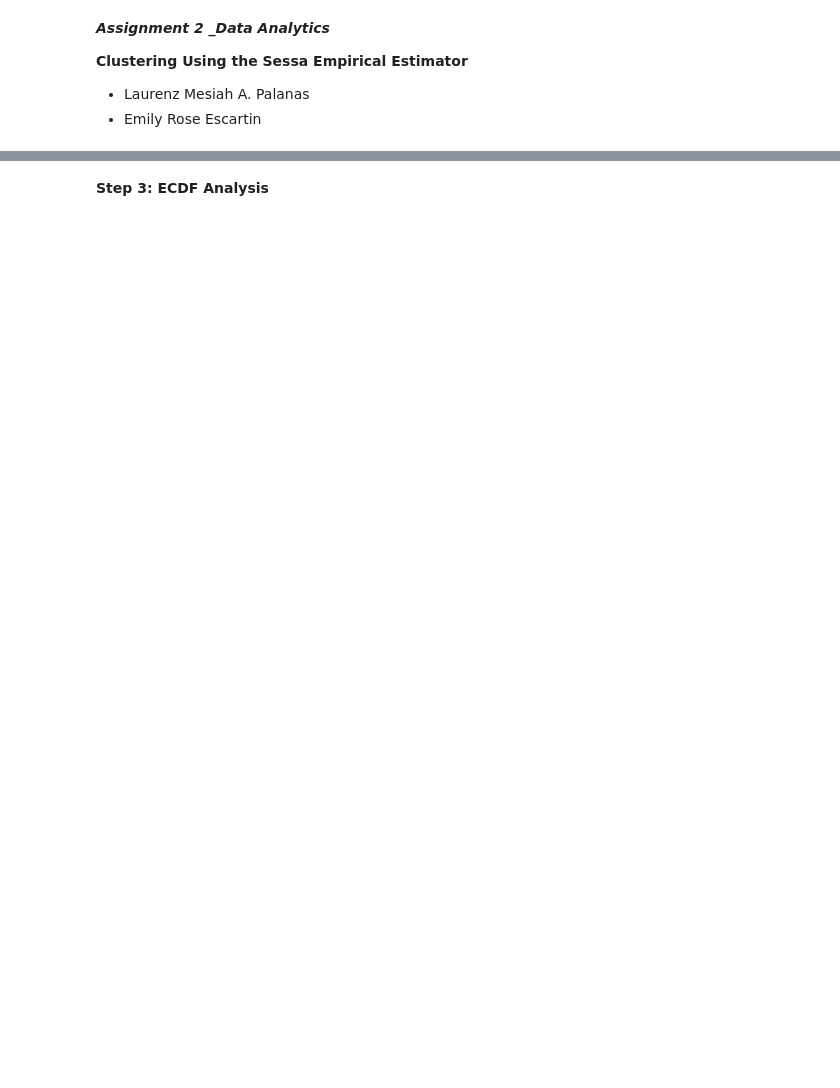
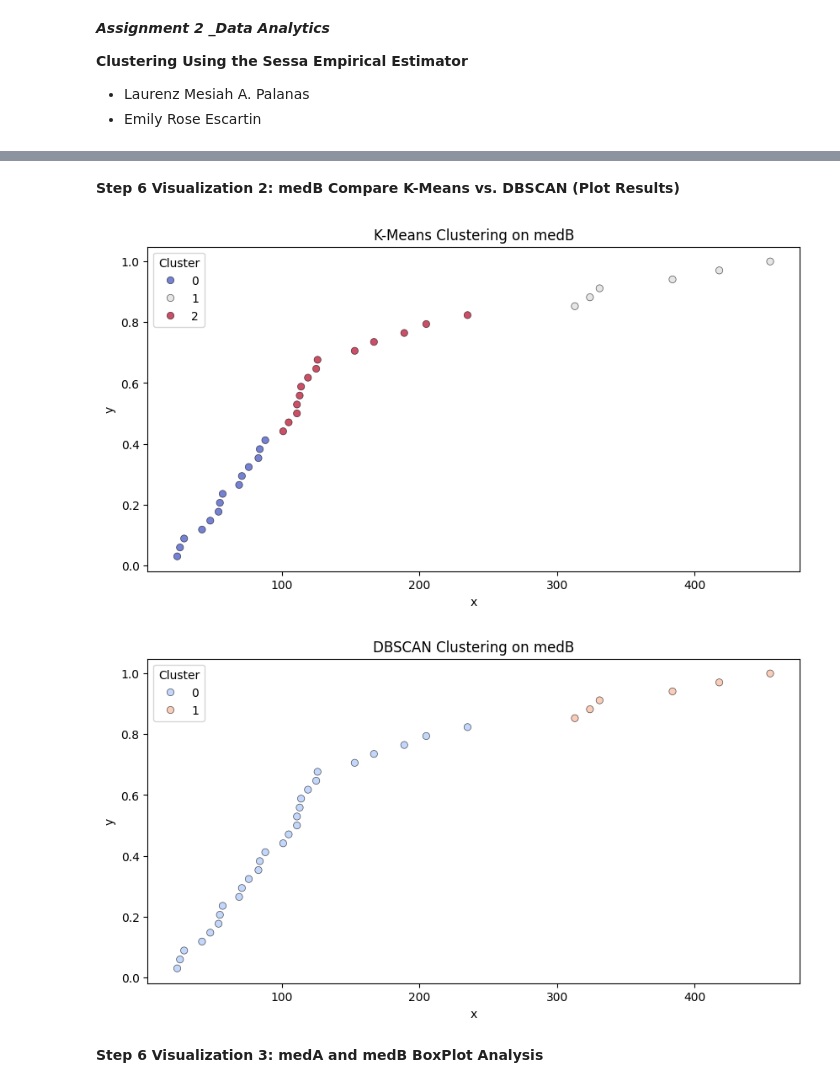
Before and after one commit to mesiahh/CLUSTERING, a Jupyter notebook: Assignment 2_Palanas, Escartin2.ipynb, the cells around one changed output, grey strips where cells are left out. Cells and saved outputs as stored; diff of their text form; code cells hidden in the pictures; blank space fills up the shorter version.

```diff
--- a/Assignment 2_Palanas, Escartin2.ipynb
+++ b/Assignment 2_Palanas, Escartin2.ipynb
@@ -81,0 +114,18 @@ def preprocess_data(data):
+# %%
+# Generate simulated data
+np.random.seed(42)
+data_size = 500
+simulated_df = pd.DataFrame({
+    "pnr": np.random.randint(1000, 2000, data_size),
+    "eksd": pd.date_range(start='2020-01-01', periods=data_size, freq='D').to_list(),
+    "perday": np.random.uniform(0.5, 5, data_size),
+    "ATC": np.random.choice(["medA", "medB"], data_size),
+    "dur_original": np.random.randint(5, 90, data_size)
+})
+
+# Convert eksd to datetime format
+simulated_df['eksd'] = pd.to_datetime(simulated_df['eksd'])
+
+# Display dataset
+print("Step 2: Simulated Data")
+print(simulated_df.head())
@@ -81,0 +290,12 @@ def preprocess_data(data):
+# %%
+# Plot results
+def plot_clusters(data, x_col, y_col, cluster_col, title):
+    plt.figure(figsize=(10, 5))
+    sns.scatterplot(data=data, x=x_col, y=y_col, hue=cluster_col, palette='coolwarm', alpha=0.7, edgecolor='black')
+    plt.title(title)
+    plt.legend(title="Cluster")
+    plt.show()
+
+
+plot_clusters(kmeans_results_medA, 'x', 'y', 'cluster', 'K-Means Clustering on medA')
+plot_clusters(dbscan_results_medA, 'x', 'y', 'cluster', 'DBSCAN Clustering on medA')
@@ -82,2 +305,10 @@ def preprocess_data(data):
+# %% [markdown]
+**Step 6 Visualization 2: medB Compare K-Means vs. DBSCAN (Plot Results)**
+# %%
+plot_clusters(kmeans_results_medB, 'x', 'y', 'cluster', 'K-Means Clustering on medB')
+plot_clusters(dbscan_results_medB, 'x', 'y', 'cluster', 'DBSCAN Clustering on medB')
+# %% [output]
+[figure, added]
+[figure, added]
 # %% [markdown]
-**Step 3: ECDF Analysis**
+**Step 6 Visualization 3: medA and medB BoxPlot Analysis**
```
Also changed, not shown: parts of 22 cells of this notebook, 3 other files.
